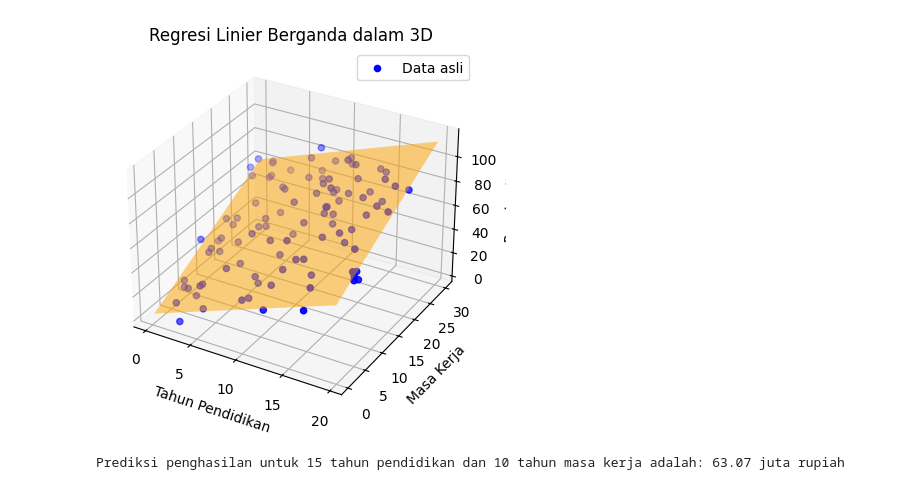
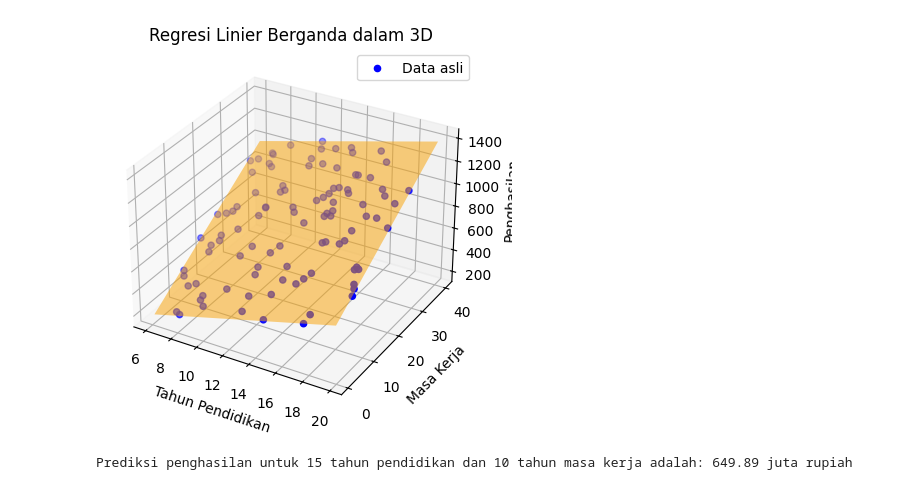
Before and after one commit to galennolan/Data-Mining, a Jupyter notebook: Regresi Linear/multipleLinearRegression.ipynb, the cells around one changed output. Cells and saved outputs as stored; diff of their text form; code cells hidden in the pictures.

```diff
--- a/Regresi Linear/multipleLinearRegression.ipynb
+++ b/Regresi Linear/multipleLinearRegression.ipynb
@@ -6,9 +6,10 @@ from sklearn.linear_model import LinearRegression
 
 # Membuat data sintetis
 np.random.seed(0)
-tahun_pendidikan = np.random.rand(100) * 20  # Mengasumsikan pendidikan dalam tahun
-masa_kerja = np.random.rand(100) * 30  # Mengasumsikan senioritas dalam tahun
-penghasilan = 3 * tahun_pendidikan + 2 * masa_kerja + np.random.randn(100) * 10  # Penghasilan dalam ribuan dolar
+tahun_pendidikan = np.random.rand(100) * 14 + 6  # Pendidikan antara 6 hingga 20 tahun
+masa_kerja = np.random.rand(100) * 40  # Masa kerja antara 0 hingga 40 tahun
+penghasilan = 30 * tahun_pendidikan + 20 * masa_kerja + np.random.randn(100)  # Penghasilan dalam ribuan rupiah
+
 
 # Menggabungkan tahun_pendidikan dan masa_kerja menjadi satu matriks
 X = np.column_stack((tahun_pendidikan, masa_kerja))
@@ -20,34 +21,34 @@ model.fit(X, penghasilan)
 # Memprediksi nilai penghasilan
 penghasilan_pred = model.predict(X)
 
 # Membuat grid untuk bidang regresi
 # np.meshgrid = digunakan untuk membuat grid 2D dari dua array 1D
 xx, yy = np.meshgrid(np.linspace(tahun_pendidikan.min(), tahun_pendidikan.max(), 10),
                      np.linspace(masa_kerja.min(), masa_kerja.max(), 10))
 zz = model.intercept_ + model.coef_[0] * xx + model.coef_[1] * yy
 
 
 # Membuat plot 3D
 fig = plt.figure()
 ax = fig.add_subplot(111, projection='3d')
 
 # Plot titik data
 ax.scatter(tahun_pendidikan, masa_kerja, penghasilan, color='blue', label='Data asli')
 
 # Plot bidang regresi
 ax.plot_surface(xx, yy, zz, color='orange', alpha=0.5, rstride=100, cstride=100)
 
 # Label sumbu
 ax.set_xlabel('Tahun Pendidikan')
 ax.set_ylabel('Masa Kerja')
 ax.set_zlabel('Penghasilan')
 
 # Menampilkan plot
 plt.title('Regresi Linier Berganda dalam 3D')
 plt.legend()
 plt.show()
 # %% [output]
-[figure, old version]
+[figure, new version]
 # %%
 # Menambahkan bagian untuk prediksi dengan data baru
 # Contoh data baru: seseorang dengan 15 tahun pendidikan dan 10 tahun masa kerja
@@ -59,4 +60,4 @@ X_baru = np.array([[tahun_pendidikan_baru, masa_kerja_baru]])
 penghasilan_pred_baru = model.predict(X_baru)
 print(f"Prediksi penghasilan untuk {tahun_pendidikan_baru} tahun pendidikan dan {masa_kerja_baru} tahun masa kerja adalah: {penghasilan_pred_baru[0]:.2f} juta rupiah")
 # %% [output]
-Prediksi penghasilan untuk 15 tahun pendidikan dan 10 tahun masa kerja adalah: 63.07 juta rupiah
+Prediksi penghasilan untuk 15 tahun pendidikan dan 10 tahun masa kerja adalah: 649.89 juta rupiah
```
Also changed, not shown: parts of 2 cells of this notebook, 1 other file.
